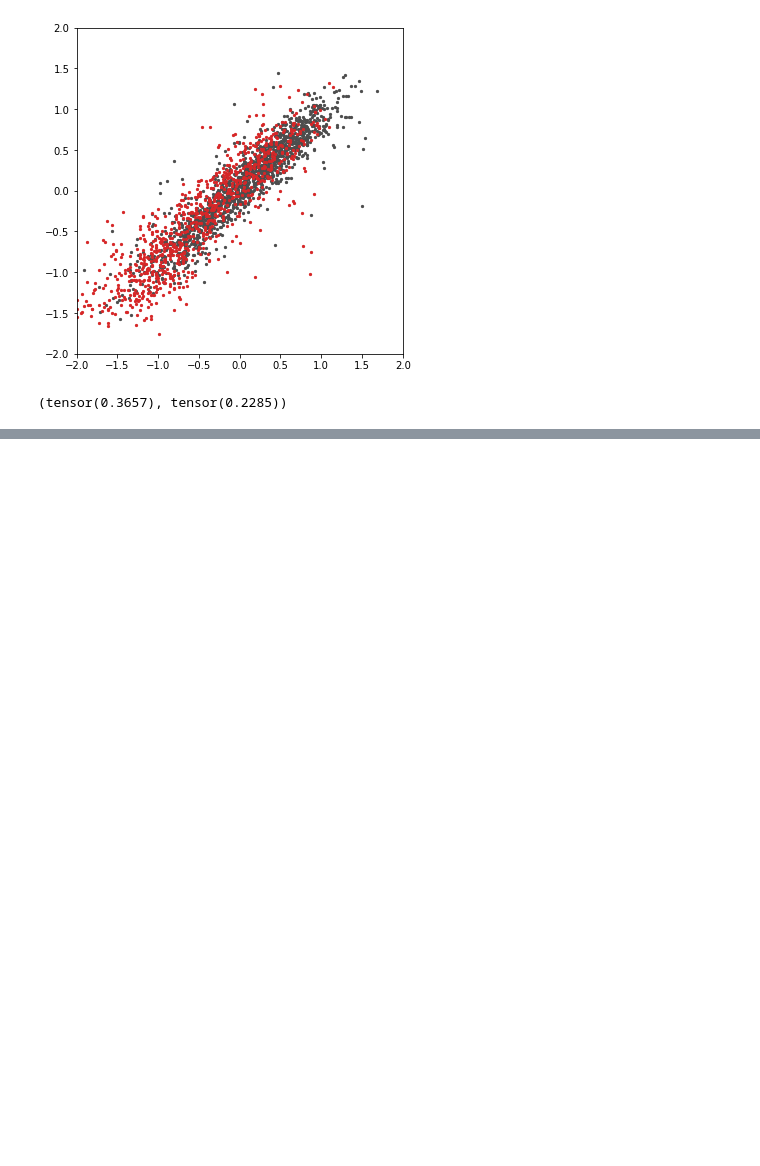
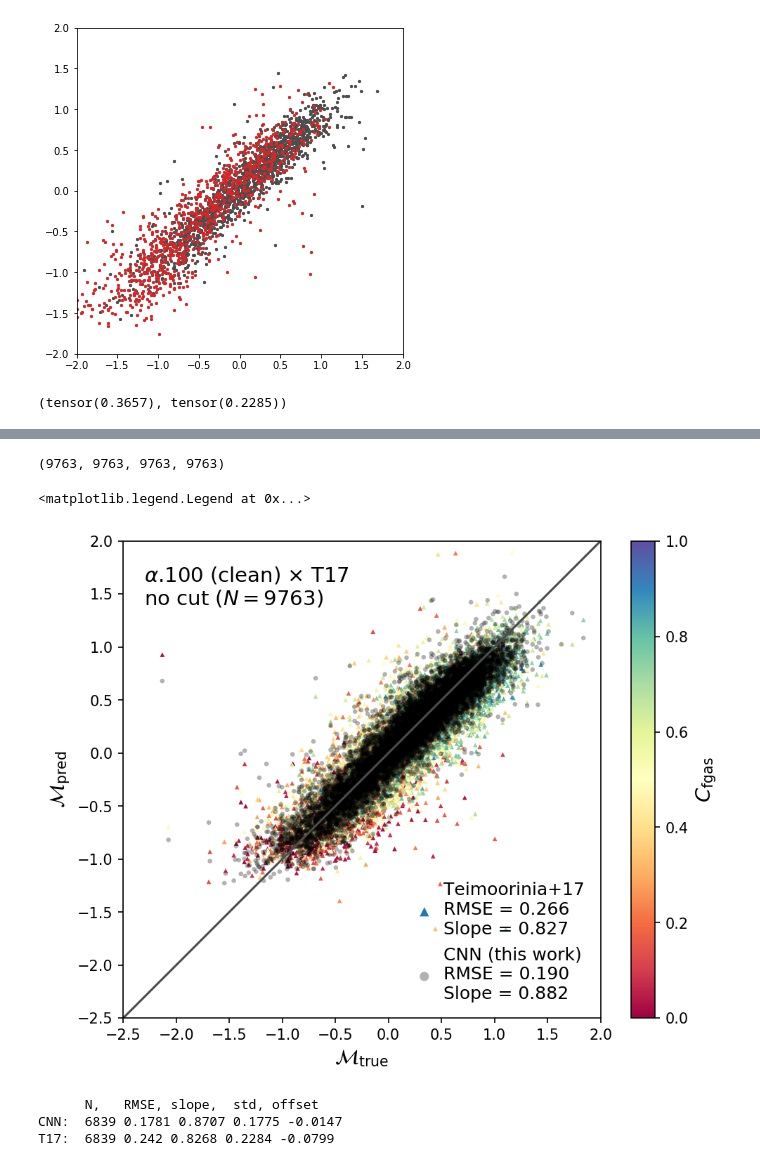
Before and after one commit to jwuphysics/HI-convnets, a Jupyter notebook: notebook/updates/90. Using fastai2 and newer architectures.ipynb, the cells around one changed output, grey strips where cells are left out. Drawn from its saved outputs; the diff is of its cells as text; code cells hidden in the pictures; blank space fills up the shorter version.

```diff
--- a/notebook/updates/90. Using fastai2 and newer architectures.ipynb
+++ b/notebook/updates/90. Using fastai2 and newer architectures.ipynb
@@ -419,0 +760,6 @@ root_mean_squared_error(nibles_preds, nibles_trues), root_mean_squared_error(val
+# %%
+cutoff = 1 / 3600
+idx_t17, idx_a100, _, _ = a100_coords.search_around_sky(t17_coords, cutoff*u.deg)
+len(list(idx_a100)), len(set(idx_a100)), len(list(idx_t17)), len(set(idx_t17))
+# %% [output]
+(9763, 9763, 9763, 9763)
@@ -419,0 +776,3 @@ root_mean_squared_error(nibles_preds, nibles_trues), root_mean_squared_error(val
+# %%
+# a100_x_t17.to_csv(f'{PATH}/results/predictions/a100xT17-v2_trained-on-a100_clean.csv', index='AGCNr')
+a100_x_t17 = pd.read_csv(f'{PATH}/results/predictions/a100xT17-v2_trained-on-a100_clean.csv', index_col='AGCNr')
@@ -419,0 +793,45 @@ root_mean_squared_error(nibles_preds, nibles_trues), root_mean_squared_error(val
+# %%
+plt.figure(figsize=(7.5, 6), dpi=150)
+
+# get stats
+mask = np.ones_like(a100_x_t17.Cfgas, dtype=bool)
+N, rmse_a100_T17, slope_a100_T17, _, _ = summary_stats(a100_x_t17.fgas_t17, a100_x_t17.fgas_true, mask)
+_, rmse_a100_CNN, slope_a100_CNN, _, _ = summary_stats(a100_x_t17.fgas_pred, a100_x_t17.fgas_true, mask)
+
+sc = plt.scatter(a100_x_t17[mask].fgas_true, a100_x_t17[mask].fgas_t17, c=a100_x_t17[mask].Cfgas, edgecolors='none', cmap='Spectral', marker='^', s=10, vmin=0., vmax=1, label=f'Teimoorinia+17\nRMSE = {rmse_a100_T17:.3f}\nSlope = {slope_a100_T17:.3f}')
+plt.scatter(a100_x_t17[mask].fgas_true, a100_x_t17[mask].fgas_pred, c='k', edgecolors='none', alpha=0.3, s=10, label=f'CNN (this work)\nRMSE = {rmse_a100_CNN:.3f}\nSlope = {slope_a100_CNN:.3f}')
+cbar = plt.colorbar(sc)
+cbar.set_label(r'$C_{\rm fgas}$', fontsize=14)
+
+plt.plot([-2.5, 2], [-2.5, 2], c='0.3')
+plt.gca().set_aspect('equal')
+plt.xlim(-2.5, 2)
+plt.ylim(-2.5, 2)
+
+plt.text(-2.3, 1.4, r'$\alpha$.100 (clean) $\times$ T17' '\n' r'no cut' f' ($N={N}$)', fontsize=14)
+
+plt.xlabel(r'$\mathcal{M}_{\rm true}$', fontsize=14)
+plt.ylabel(r'$\mathcal{M}_{\rm pred}$', fontsize=14)
+
+plt.legend(loc='lower right', fontsize=12, framealpha=0, markerscale=2, handletextpad=0.1)
+# %% [output]
+<matplotlib.legend.Legend at 0x...>
+[figure, added]
+# %%
+print('      N,   RMSE, slope,  std, offset')
+
+print(
+    'CNN:  ' + ' '.join(list(map(str, map(
+        partial(np.round, decimals=4),
+        summary_stats(a100_x_t17.fgas_pred, a100_x_t17.fgas_true, a100_x_t17.Cfgas > 0.5)))))
+)
+
+print(
+    'T17:  ' + ' '.join(list(map(str, map(
+        partial(np.round, decimals=4),
+        summary_stats(a100_x_t17.fgas_t17, a100_x_t17.fgas_true, a100_x_t17.Cfgas > 0.5)))))
+)
+# %% [output]
+      N,   RMSE, slope,  std, offset
+CNN:  6839 0.1781 0.8707 0.1775 -0.0147
+T17:  6839 0.242 0.8268 0.2284 -0.0799
```
Also changed, not shown: parts of 56 cells of this notebook.
